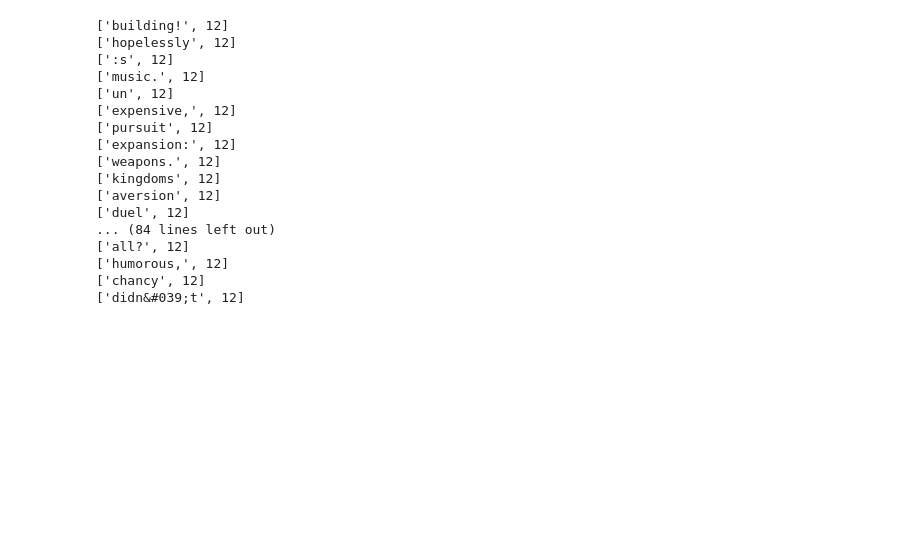
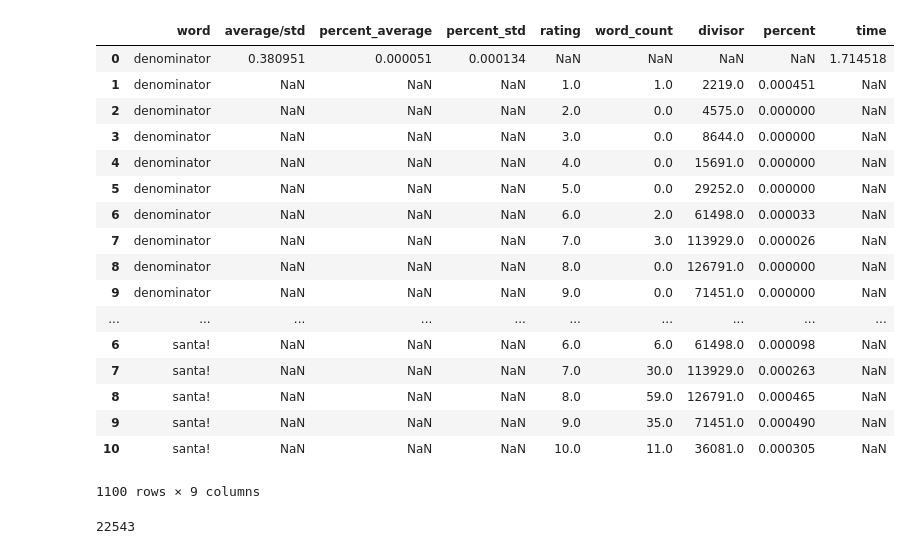
Before and after one commit to matthewgiem/boardgame_sentiment_analysis, a Jupyter notebook: Term Frequency Clean Up.ipynb, the cells around one changed output. Drawn from its saved outputs; the diff is of its cells as text; code cells hidden in the pictures; blank space fills up the shorter version.

```diff
--- a/Term Frequency Clean Up.ipynb
+++ b/Term Frequency Clean Up.ipynb
@@ -89,4 +92,6 @@ for sortedKey in sortedList:
     for key, value in new_data.items():
         if value==sortedKey:
             sorted_dict[key]=value
+
+time = '1min 32sec'
 # %% [output]
@@ -133,45 +132,34 @@ def word_count(comment, word, number):
 # %%
 %%time
-def make_report(w,z):
-    labels = ['word', 'average/std', 'percent_average', 'percent_std', 'rating', 'word_count', 'divisor', 'percent']
+def make_report(w, z, dictionary, dataframe):
+    dict_list = dictionary
+    testing_df = dataframe.copy()
+    labels = ['word', 'average/std', 'percent_average', 'percent_std', 'rating', 'word_count', 'divisor', 'percent', 'time']
     to_return = pd.DataFrame(columns=labels)
-    error = []
     for word in dict_list[int(w):int(z)]:
-#         try:
+        start_time = time.time()
         to_append = []
         std = 0
         average = 0
         for y in range(1,11):
-#             print(y)
-
             number = dict()
-            print(number)
             testing_df.loc[testing_df.rating == y].comment.apply(word_count, word=word[0], number=number)
-            print('pass')
             divisor = testing_df.loc[df.rating == y].comment.count()
             if word[0] in number:
                 percent = number[word[0]]/divisor
             else:
                 percent = 0
-            to_append.append([word[0], None, None, None, y, number[word[0]], divisor, percent])
-            print('hello')
-#             print(to_append)
+                number[word[0]] = 0
+            to_append.append([word[0], None, None, None, y, number[word[0]], divisor, percent, None])
         for_array = []
         for value in to_append:
             for_array.append(value[7])
         x = np.array(for_array)
-        array1 = [[word[0], (np.sum(x)/10)/(np.std(x)), np.sum(x)/10, np.std(x), None, None, None, None]]
+        array1 = [[word[0], (np.sum(x)/10)/(np.std(x)), np.sum(x)/10, np.std(x), None, None, None, None, time.time()-start_time]]
         for x in to_append:
             array1.append(x)
         inbetween_df = pd.DataFrame.from_records(array1, columns=labels)
-#             print('not working')
-#             print(inbetween_df.head())
-        print(to_return.head())
         to_return = pd.concat([to_return, inbetween_df])
-#             print('inside')
-#         except KeyError:
-#             error.append(word[0])
-#             continue
-    return to_return, error
+    return to_return
 # %% [output]
 CPU times: user 9 µs, sys: 1 µs, total: 10 µs
@@ -179,4 +167,4 @@ Wall time: 18.4 µs
 # %%
 %%time
-report = make_report(10000,10100)
+report = make_report(0,100, dict_list, testing_df)
 # %% [output]
@@ -218,21 +173,21 @@ dict_list[10000:10100]
-# %%
-for word in dict_list[10000:10100]:
-    print(word)
-# %% [output]
-['building!', 12]
-['hopelessly', 12]
-[':s', 12]
-['music.', 12]
-['un', 12]
-['expensive,', 12]
-['pursuit', 12]
-['expansion:', 12]
-['weapons.', 12]
-['kingdoms', 12]
-['aversion', 12]
-['duel', 12]
-... (84 lines left out)
-['all?', 12]
-['humorous,', 12]
-['chancy', 12]
-['didn&#039;t', 12]
+# %%
+report
+# %% [output]
+|  | word | average/std | percent_average | percent_std | rating | word_count | divisor | percent | time |
+| 0 | denominator | 0.380951 | 0.000051 | 0.000134 | NaN | NaN | NaN | NaN | 1.714518 |
+| 1 | denominator | NaN | NaN | NaN | 1.0 | 1.0 | 2219.0 | 0.000451 | NaN |
+| 2 | denominator | NaN | NaN | NaN | 2.0 | 0.0 | 4575.0 | 0.000000 | NaN |
+| 3 | denominator | NaN | NaN | NaN | 3.0 | 0.0 | 8644.0 | 0.000000 | NaN |
+| 4 | denominator | NaN | NaN | NaN | 4.0 | 0.0 | 15691.0 | 0.000000 | NaN |
+| 5 | denominator | NaN | NaN | NaN | 5.0 | 0.0 | 29252.0 | 0.000000 | NaN |
+| 6 | denominator | NaN | NaN | NaN | 6.0 | 2.0 | 61498.0 | 0.000033 | NaN |
+| 7 | denominator | NaN | NaN | NaN | 7.0 | 3.0 | 113929.0 | 0.000026 | NaN |
+| 8 | denominator | NaN | NaN | NaN | 8.0 | 0.0 | 126791.0 | 0.000000 | NaN |
+| 9 | denominator | NaN | NaN | NaN | 9.0 | 0.0 | 71451.0 | 0.000000 | NaN |
+| ... | ... | ... | ... | ... | ... | ... | ... | ... | ... |
+| 6 | santa! | NaN | NaN | NaN | 6.0 | 6.0 | 61498.0 | 0.000098 | NaN |
+| 7 | santa! | NaN | NaN | NaN | 7.0 | 30.0 | 113929.0 | 0.000263 | NaN |
+| 8 | santa! | NaN | NaN | NaN | 8.0 | 59.0 | 126791.0 | 0.000465 | NaN |
+| 9 | santa! | NaN | NaN | NaN | 9.0 | 35.0 | 71451.0 | 0.000490 | NaN |
+| 10 | santa! | NaN | NaN | NaN | 10.0 | 11.0 | 36081.0 | 0.000305 | NaN |
+1100 rows × 9 columns
@@ -238,0 +198,4 @@ for word in dict_list[10000:10100]:
+# %%
+len(dict_list)
+# %% [output]
+22543
```
Also changed, not shown: parts of 24 cells of this notebook.
